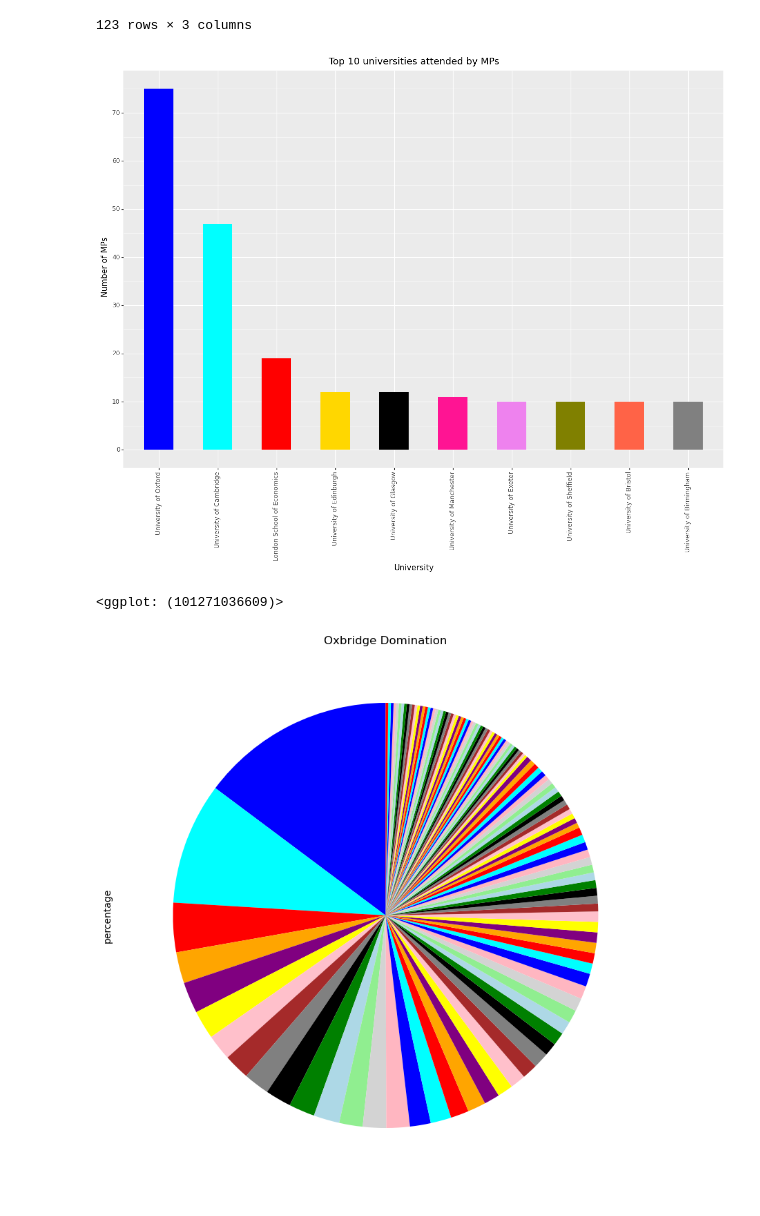
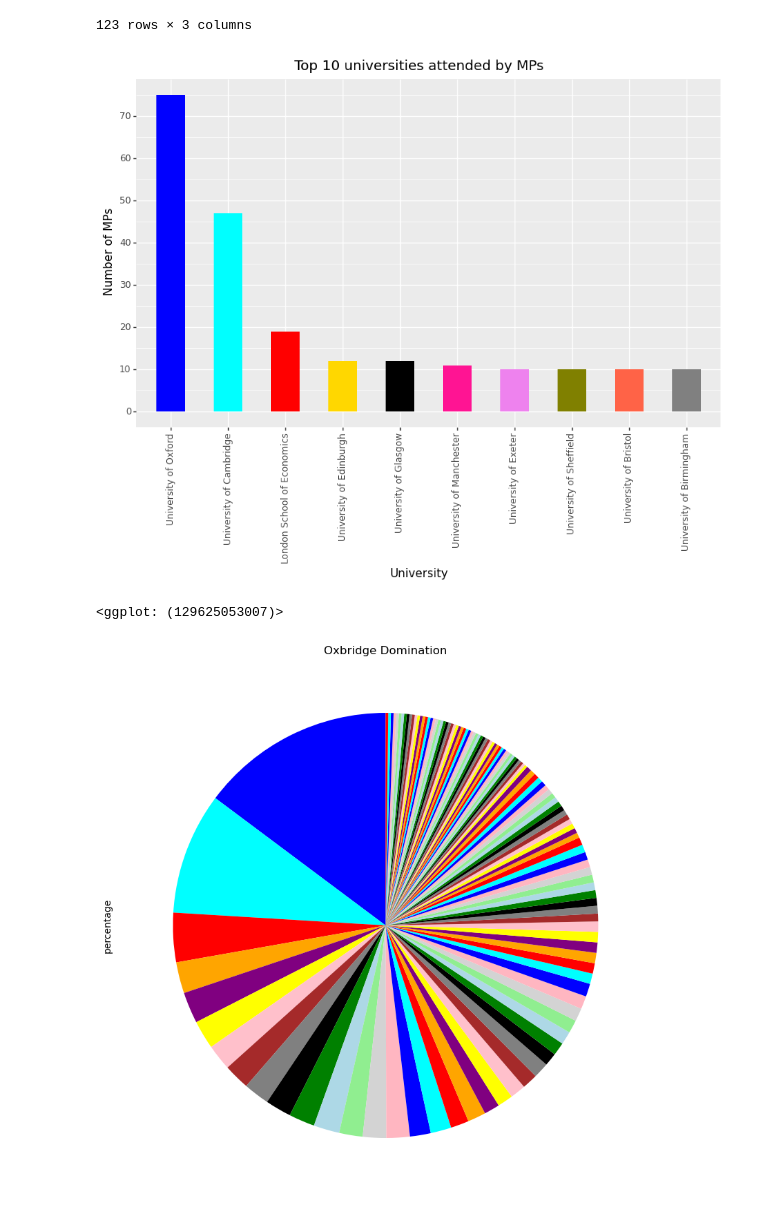
Before and after one commit to OjasSB/DS105, a Jupyter notebook: notebooks/UK.ipynb, the cells around one changed output. Drawn from its saved outputs; the diff is of its cells as text; code cells hidden in the pictures.

```diff
--- a/notebooks/UK.ipynb
+++ b/notebooks/UK.ipynb
@@ -414,21 +448,19 @@ universities_ranked
 # %%
 # Top 10 universities attended by MPs, plotted with multiple colours
 
 universities_ranked['university'] = pd.Categorical(universities_ranked['university'], categories=universities_ranked['university'], ordered=True)
 
 # Create the plot using plotnine
 plot = (
     ggplot(universities_ranked.head(10), aes(x='university', y='number of MPs', fill='university')) +
     geom_bar(stat='identity', width=0.5) +
     labs(title='Top 10 universities attended by MPs', x='University', y='Number of MPs') +
     scale_fill_manual(values=['blue', 'cyan', 'red', 'gold', 'black', 'deeppink', 'violet', 'olive', 'tomato', 'grey']) +
-    theme(figure_size=(15, 10), legend_position='none', axis_text_x=element_text(rotation=90)) +
+    theme(figure_size=(10, 6), legend_position='none', axis_text_x=element_text(rotation=90)) +
     scale_y_continuous(breaks=range(0, 100, 10))
 )
-
-# Display the plot
 plot
 # %% [output]
-[figure, old version]
+[figure, new version]
-<ggplot: (101271036609)>
+<ggplot: (129625053007)>
 # %%
```
Also changed, not shown: parts of 42 cells of this notebook, 3 other files.
